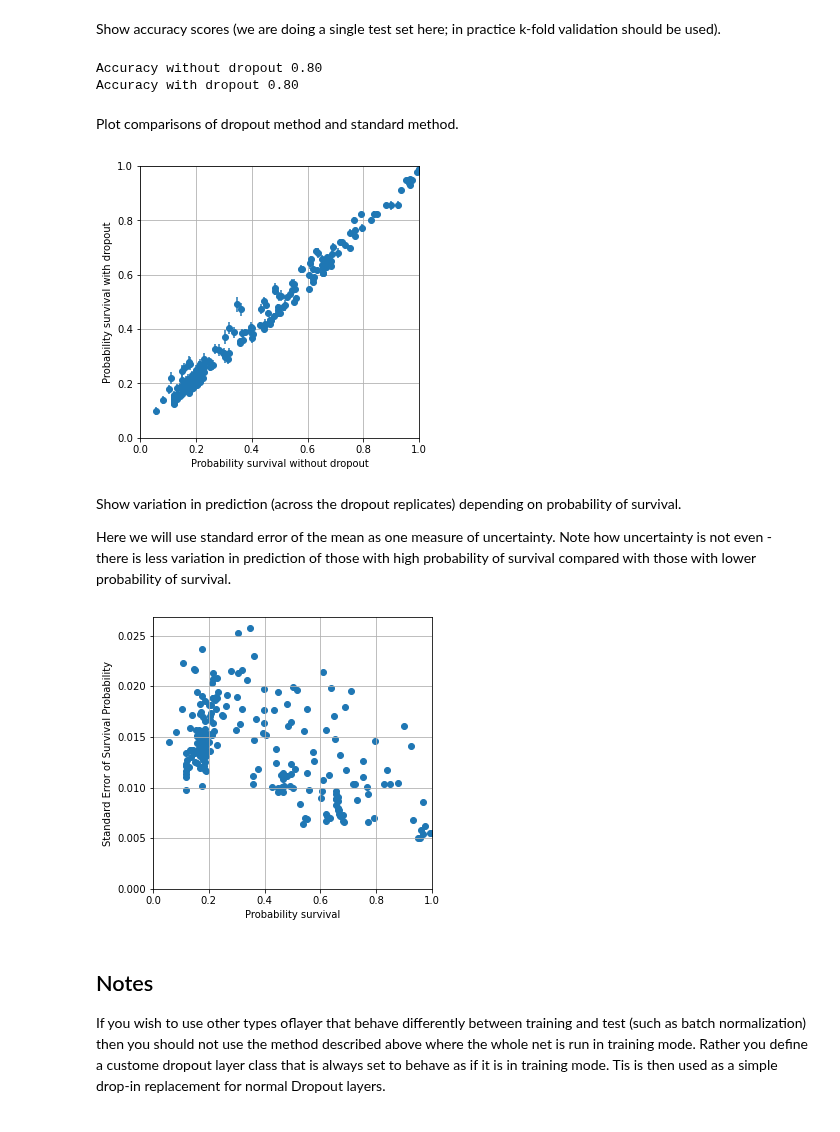
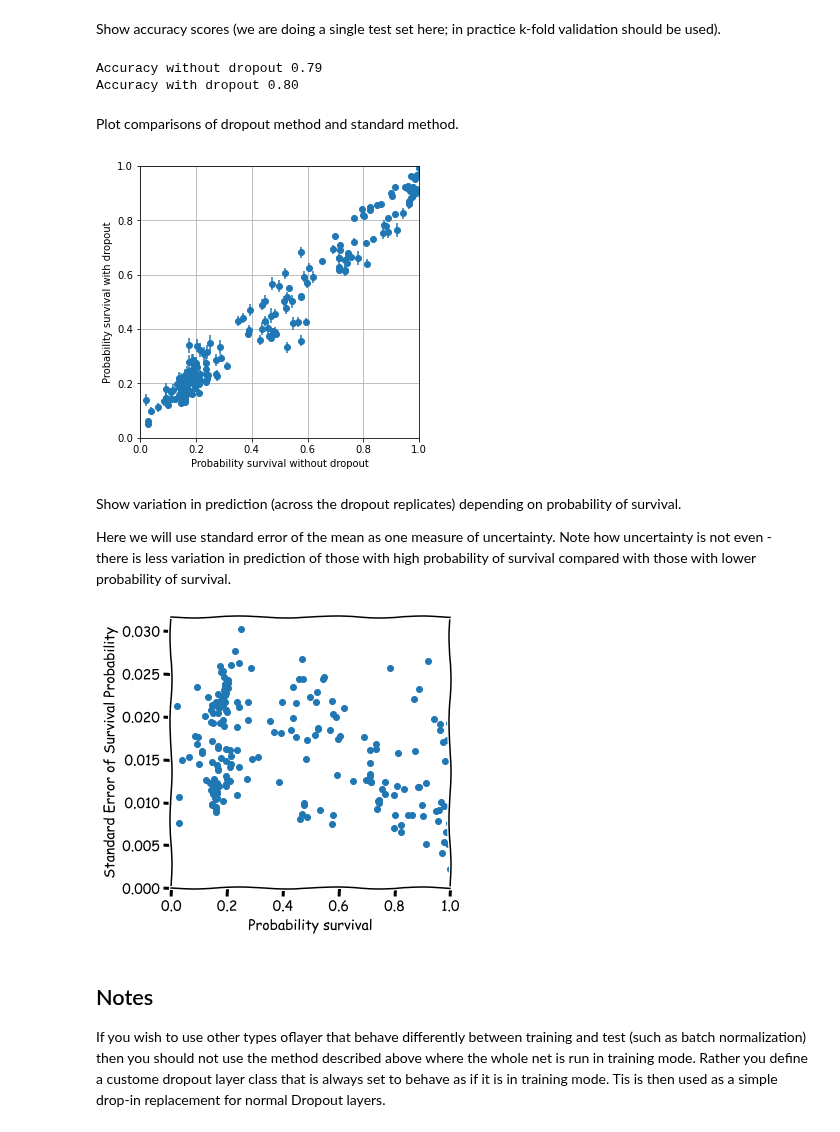
Before and after one commit to MichaelAllen1966/1804_python_healthcare, a Jupyter notebook: titanic/25_tensorflow_monte_carlo_dropout.ipynb, the cells around one changed output. Saved outputs shown, nothing was run; the diff lists cells and outputs as text; code cells hidden in the pictures.

Commit message:
Update montecarlo dropout

```diff
--- a/titanic/25_tensorflow_monte_carlo_dropout.ipynb
+++ b/titanic/25_tensorflow_monte_carlo_dropout.ipynb
@@ -163,7 +163,7 @@ model = make_net(number_features)
 # Train model
 history = model.fit(X_train_sc,
                     y_train,
-                    epochs=50,
+                    epochs=100,
                     batch_size=32,
                     validation_data=(X_test_sc, y_test),
                     verbose=0)
@@ -225,7 +226,7 @@ accuracy_dropout = np.mean(y_predict_dropout == y_test)
 print (f'Accuracy without dropout {accuracy:0.2f}')
 print (f'Accuracy with dropout {accuracy_dropout:0.2f}')
 # %% [output]
-Accuracy without dropout 0.80
+Accuracy without dropout 0.79
 Accuracy with dropout 0.80
 # %% [markdown]
 Plot comparisons of dropout method and standard method.
@@ -240,22 +241,22 @@ ax.set_xlim(0,1)
 ax.set_ylim(0,1)
 plt.show()
 # %% [output]
-[figure, old version]
+[figure, new version]
 # %% [markdown]
 Show variation in prediction (across the dropout replicates) depending on probability of survival.
 
 Here we will use standard error of the mean as one measure of uncertainty. Note how uncertainty is not even - there is less variation in prediction of those with high probability of survival compared with those with lower probability of survival.
 # %%
-fig, ax = plt.subplots(figsize=(5,5))
-ax.scatter(y_proba, y_error)
-ax.grid()
-ax.set_xlabel('Probability survival')
-ax.set_ylabel('Standard Error of Survival Probability')
-ax.set_xlim(0,1)
-ax.set_ylim(0)
-plt.show()
+with plt.xkcd():
+    fig, ax = plt.subplots(figsize=(5,5))
+    ax.scatter(y_proba, y_error)
+    ax.set_xlabel('Probability survival')
+    ax.set_ylabel('Standard Error of Survival Probability')
+    ax.set_xlim(0,1)
+    ax.set_ylim(0)
+    plt.show()
 # %% [output]
-[figure, old version]
+[figure, new version]
 # %% [markdown]
 ## Notes
 
```
Also changed, not shown: parts of 1 cell of this notebook.
